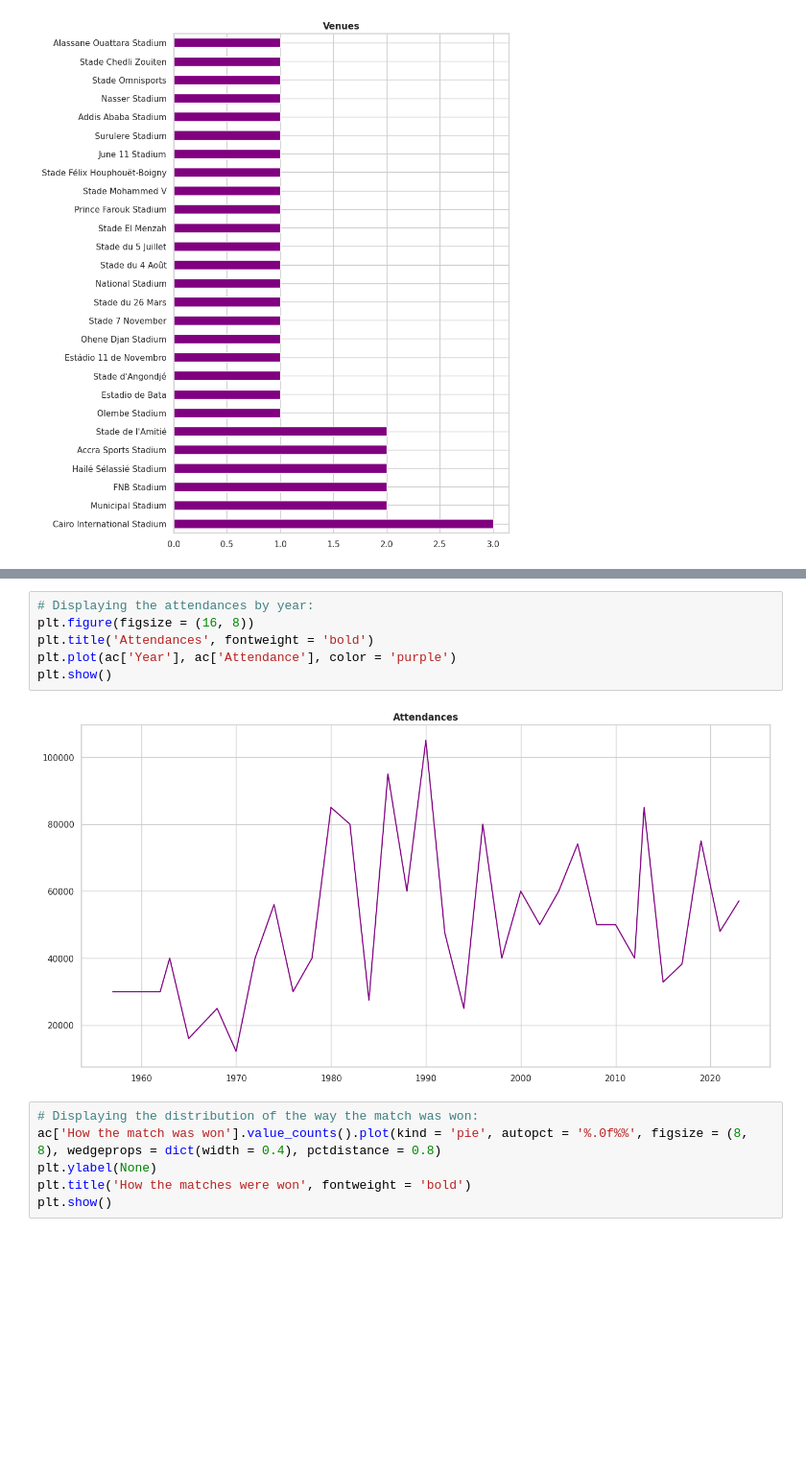
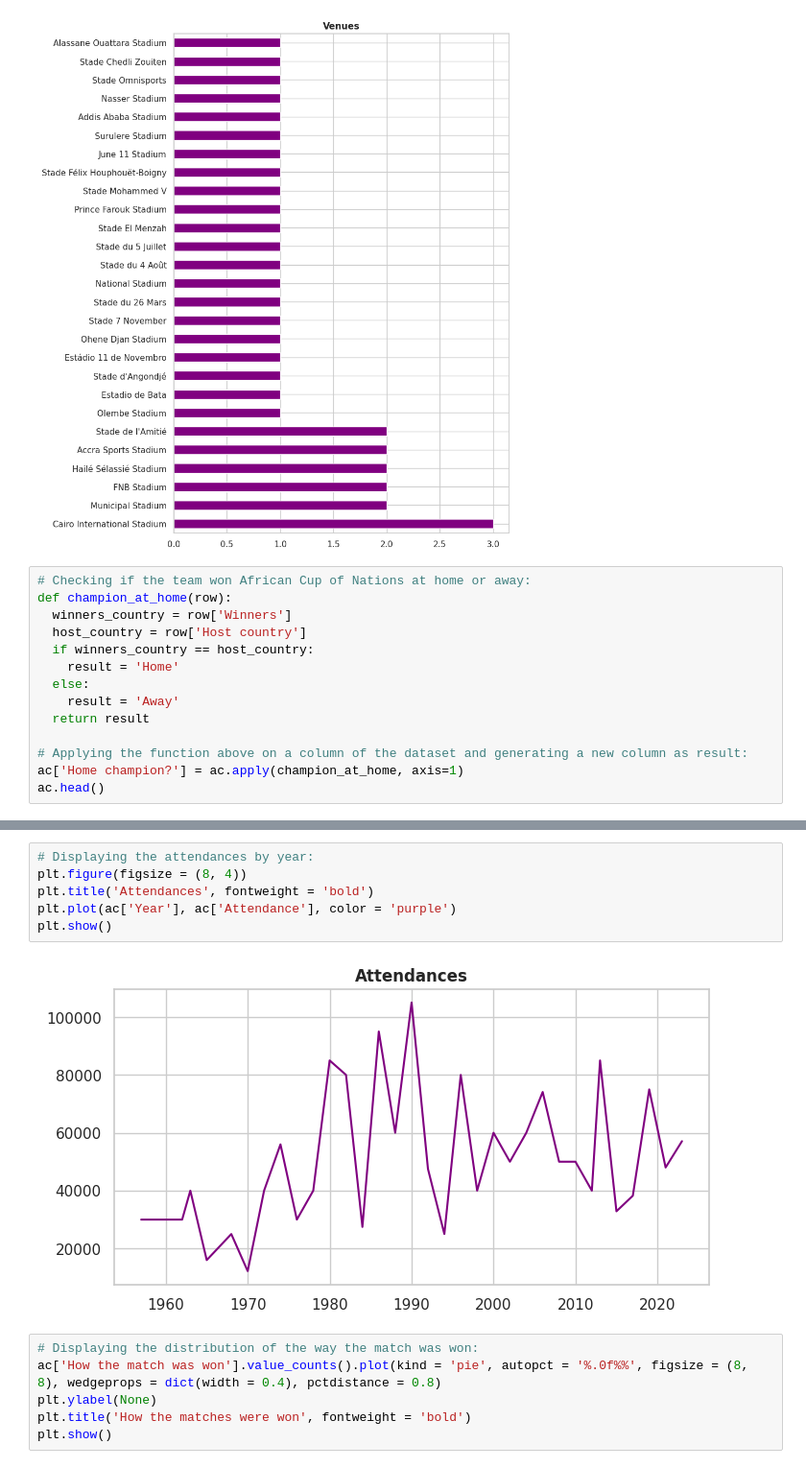
Before and after one commit to guilhermelaviola/SoccerCompetitionsStudy, a Jupyter notebook: AfricanCupOfNationsStudy.ipynb, the cells around one changed output, grey strips where cells are left out. Shown: that part at 96% size. Drawn from its saved outputs; the diff is of its cells as text; blank space fills up the shorter version.

```diff
--- a/AfricanCupOfNationsStudy.ipynb
+++ b/AfricanCupOfNationsStudy.ipynb
@@ -87,3 +87,17 @@ plt.title('Venues', fontweight = 'bold')
 plt.show()
 # %% [output]
 [figure]
+# %%
+# Checking if the team won African Cup of Nations at home or away:
+def champion_at_home(row):
+  winners_country = row['Winners']
+  host_country = row['Host country']
+  if winners_country == host_country:
+    result = 'Home'
+  else:
+    result = 'Away'
+  return result
+
+# Applying the function above on a column of the dataset and generating a new column as result:
+ac['Home champion?'] = ac.apply(champion_at_home, axis=1)
+ac.head()
@@ -90,11 +119,11 @@ plt.show()
 # %%
 # Displaying the attendances by year:
-plt.figure(figsize = (16, 8))
+plt.figure(figsize = (8, 4))
 plt.title('Attendances', fontweight = 'bold')
 plt.plot(ac['Year'], ac['Attendance'], color = 'purple')
 plt.show()
 # %% [output]
-[figure, old version]
+[figure, new version]
 # %%
 # Displaying the distribution of the way the match was won:
 ac['How the match was won'].value_counts().plot(kind = 'pie', autopct = '%.0f%%', figsize = (8, 8), wedgeprops = dict(width = 0.4), pctdistance = 0.8)
```
Also changed, not shown: parts of 2 cells of this notebook.
